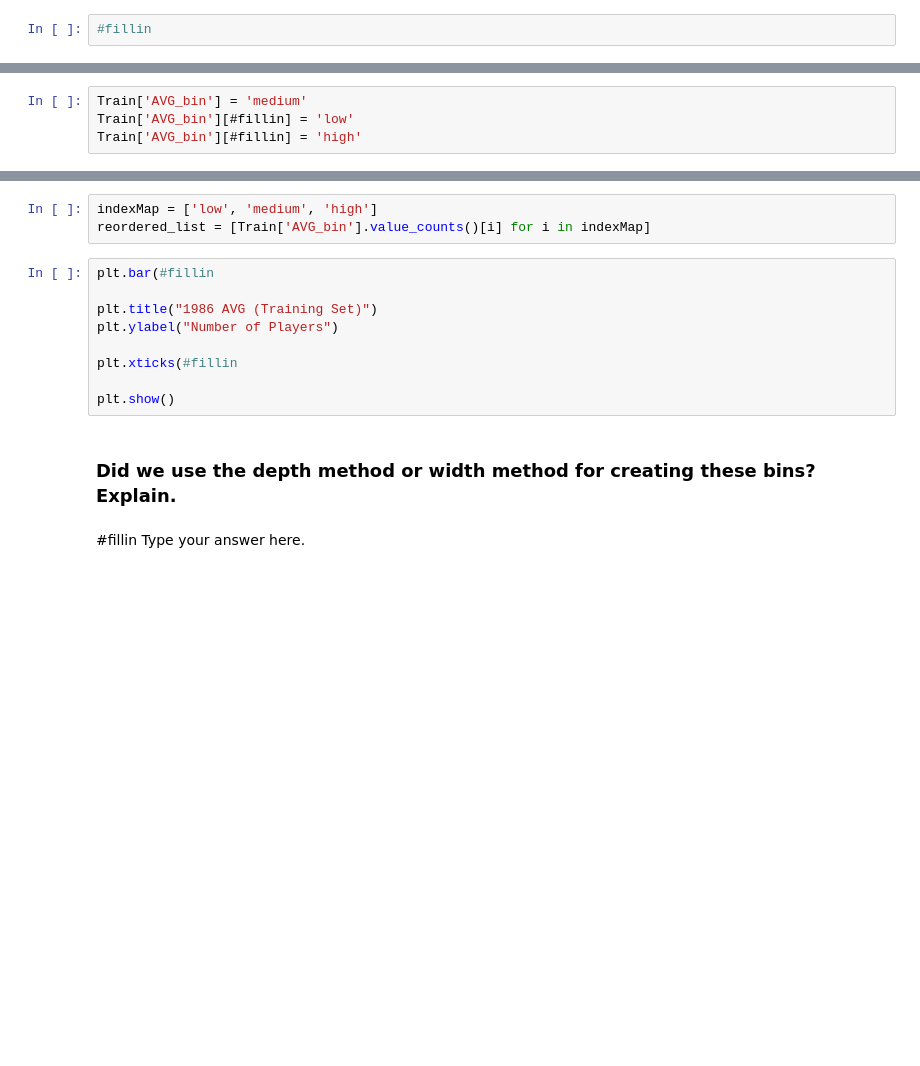
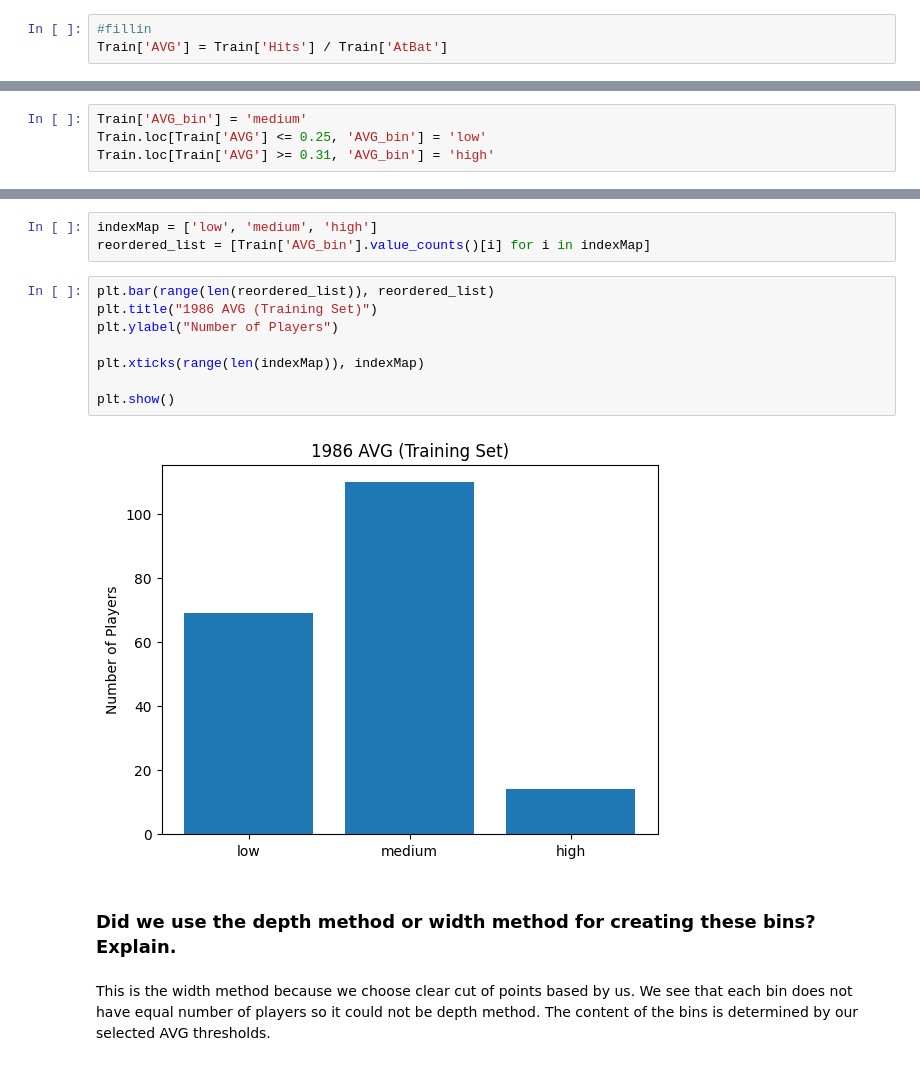
Before and after one commit to Alakazam992/code_2600, a Jupyter notebook: mod03_eda.ipynb, the cells around one changed output, grey strips where cells are left out. Drawn from its saved outputs; the diff is of its cells as text; blank space fills up the shorter version.

```diff
--- a/mod03_eda.ipynb
+++ b/mod03_eda.ipynb
@@ -164,12 +209,13 @@ Totals = [TotHits, TotWalks, TotAtBat-TotHits-TotWalks]
 ### The previous two cells gave us totals across all players. For each player in the training set, calculate the Hits as a percent of AtBat and store it in a new variable called 'AVG'
 # %%
 #fillin
+Train['AVG'] = Train['Hits'] / Train['AtBat']
 # %% [markdown]
 ### Using 0.25 and 0.31 as the split points, create a new variable with three bins: high, medium, and low.
 # %%
 Train['AVG_bin'] = 'medium'
-Train['AVG_bin'][#fillin] = 'low'
-Train['AVG_bin'][#fillin] = 'high'
+Train.loc[Train['AVG'] <= 0.25, 'AVG_bin'] = 'low'
+Train.loc[Train['AVG'] >= 0.31, 'AVG_bin'] = 'high'
 # %% [markdown]
 ### Create a bar chart that displays the number of players in each of the low, medium, and high categories (for the training data).
 # %%
@@ -180,15 +232,16 @@ Notice that the order of the bars will be medium, low, high. That's counterintui
 indexMap = ['low', 'medium', 'high']
 reordered_list = [Train['AVG_bin'].value_counts()[i] for i in indexMap]
 # %%
-plt.bar(#fillin
-
+plt.bar(range(len(reordered_list)), reordered_list)
 plt.title("1986 AVG (Training Set)")
 plt.ylabel("Number of Players")
 
-plt.xticks(#fillin
+plt.xticks(range(len(indexMap)), indexMap)
 
 plt.show()
+# %% [output]
+[figure, added]
 # %% [markdown]
 ### Did we use the depth method or width method for creating these bins? Explain.
 # %% [markdown]
-#fillin Type your answer here.
+This is the width method because we choose clear cut of points based by us. We see that each bin does not have equal number of players so it could not be depth method. The content of the bins is determined by our selected AVG thresholds.
```
Also changed, not shown: parts of 7 cells of this notebook.
